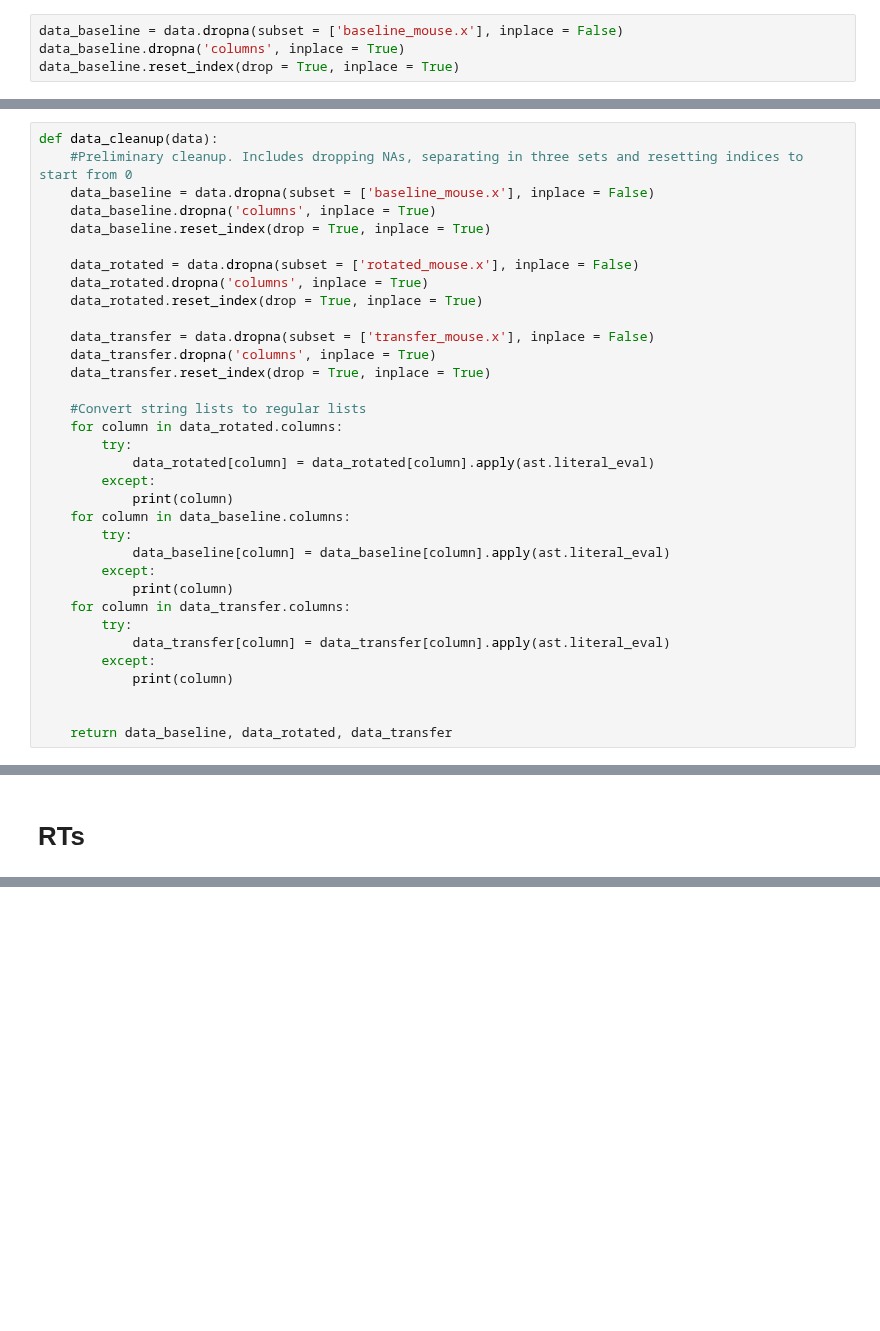
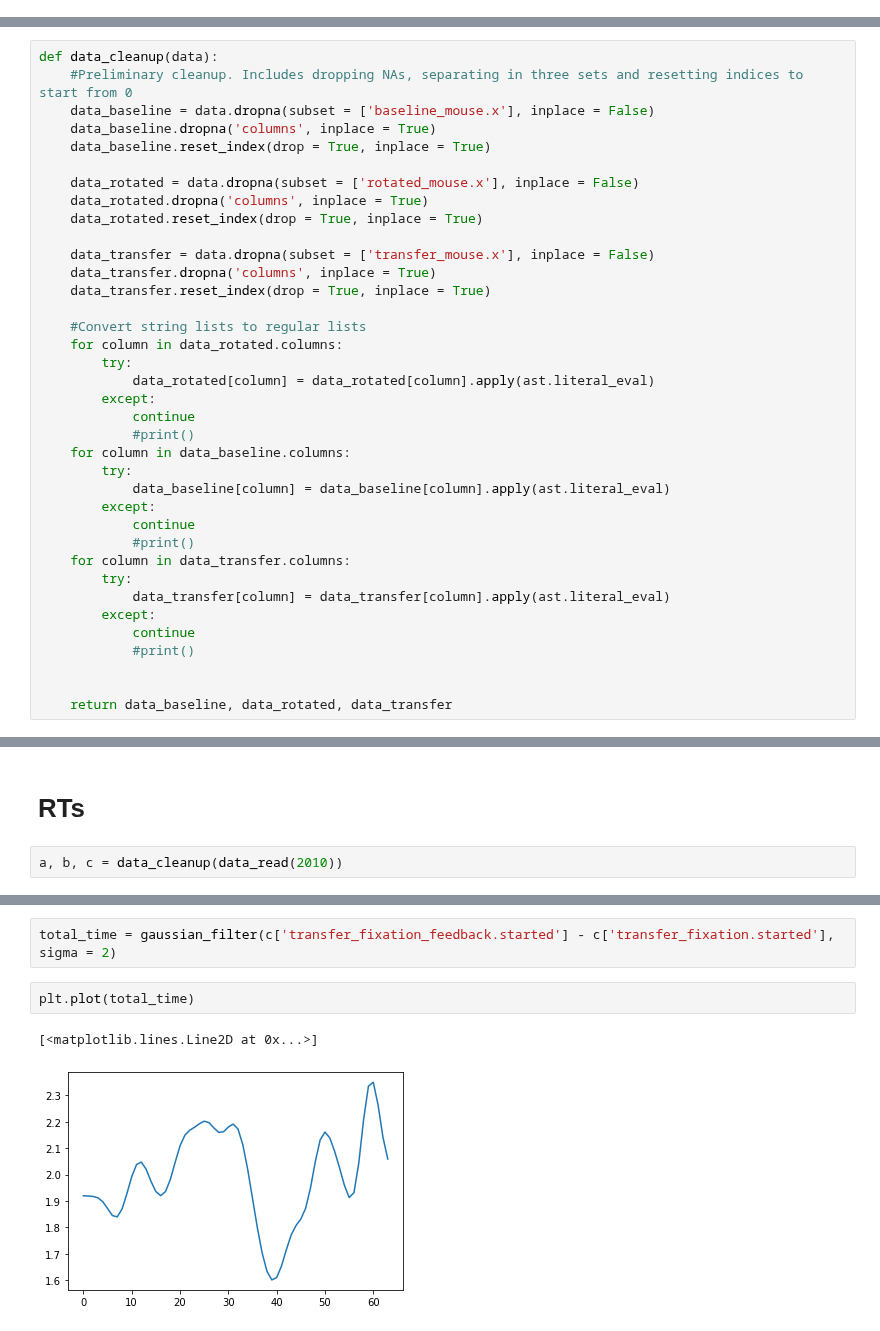
Before and after one commit to tejas-savalia/Lab-Codes, a Jupyter notebook: Visuomotor_Adaptation_psychopy_tablet/no_feedback/analysis/Untitled.ipynb, the cells around one changed output, grey strips where cells are left out. Drawn from its saved outputs; the diff is of its cells as text; blank space fills up the shorter version.

```diff
--- a/Visuomotor_Adaptation_psychopy_tablet/no_feedback/analysis/Untitled.ipynb
+++ b/Visuomotor_Adaptation_psychopy_tablet/no_feedback/analysis/Untitled.ipynb
@@ -44,4 +44,0 @@ data = pd.read_csv('data/2010.csv')
-# %%
-data_baseline = data.dropna(subset = ['baseline_mouse.x'], inplace = False)
-data_baseline.dropna('columns', inplace = True)
-data_baseline.reset_index(drop = True, inplace = True)
@@ -93,17 +64,20 @@ def data_cleanup(data):
         try:
             data_rotated[column] = data_rotated[column].apply(ast.literal_eval)
         except:
-            print(column)
+            continue
+            #print()
     for column in data_baseline.columns:
         try:
             data_baseline[column] = data_baseline[column].apply(ast.literal_eval)
         except:
-            print(column)
+            continue
+            #print()
     for column in data_transfer.columns:
         try:
             data_transfer[column] = data_transfer[column].apply(ast.literal_eval)
         except:
-            print(column)
+            continue
+            #print()
 
 
     return data_baseline, data_rotated, data_transfer
@@ -253,2 +249,4 @@ Name: target_x, Length: 64, dtype: float64
 # %% [markdown]
 # RTs
+# %%
+a, b, c = data_cleanup(data_read(2010))
@@ -292,0 +305,7 @@ Name: baseline_target.started, Length: 64, dtype: float64
+# %%
+total_time = gaussian_filter(c['transfer_fixation_feedback.started'] - c['transfer_fixation.started'], sigma = 2)
+# %%
+plt.plot(total_time)
+# %% [output]
+[<matplotlib.lines.Line2D at 0x...>]
+[figure, added]
```
Also changed, not shown: parts of 25 cells of this notebook, 5 other files.
